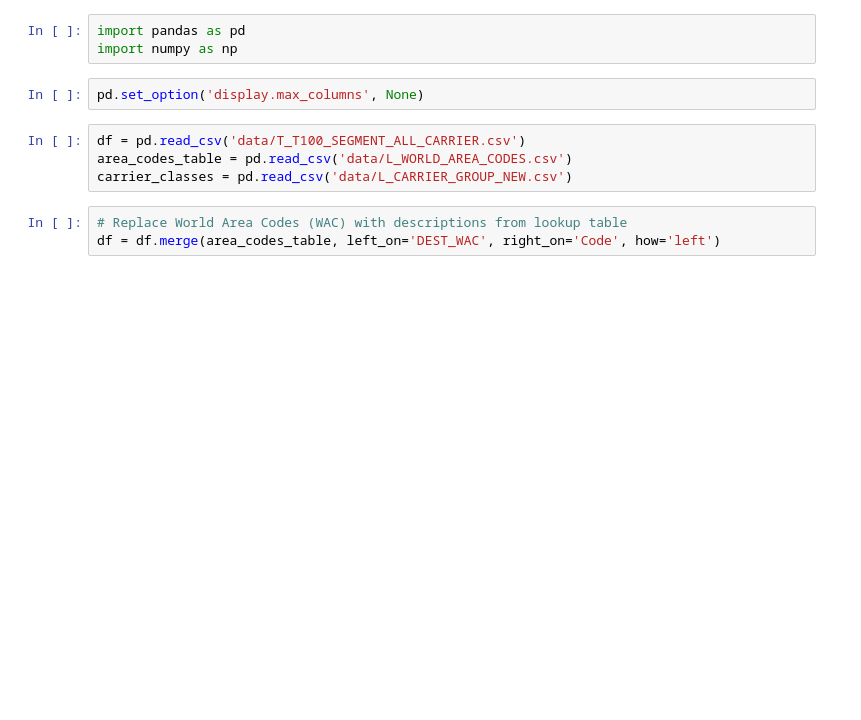
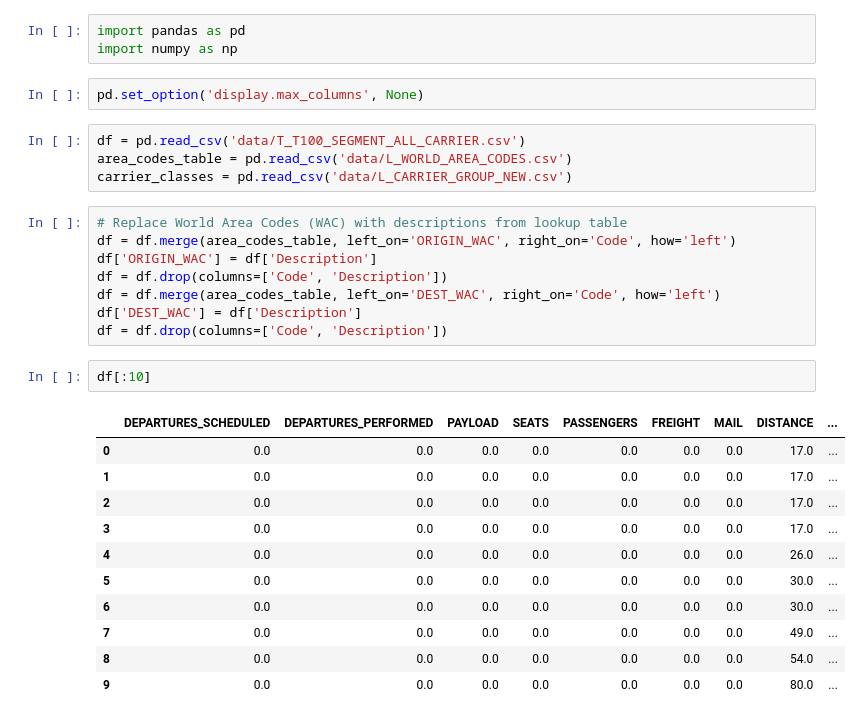
Before and after one commit to admacpherson/T-100-Aviation-Data, a Jupyter notebook: Tableau Dataset.ipynb, the cells around one changed output. Drawn from its saved outputs; the diff is of its cells as text; blank space fills up the shorter version.

```diff
--- a/Tableau Dataset.ipynb
+++ b/Tableau Dataset.ipynb
@@ -9,7 +9,26 @@ area_codes_table = pd.read_csv('data/L_WORLD_AREA_CODES.csv')
 carrier_classes = pd.read_csv('data/L_CARRIER_GROUP_NEW.csv')
 # %%
 # Replace World Area Codes (WAC) with descriptions from lookup table
+df = df.merge(area_codes_table, left_on='ORIGIN_WAC', right_on='Code', how='left')
+df['ORIGIN_WAC'] = df['Description']
+df = df.drop(columns=['Code', 'Description'])
 df = df.merge(area_codes_table, left_on='DEST_WAC', right_on='Code', how='left')
+df['DEST_WAC'] = df['Description']
+df = df.drop(columns=['Code', 'Description'])
+# %%
+df[:10]
+# %% [output]
+|  | DEPARTURES_SCHEDULED | DEPARTURES_PERFORMED | PAYLOAD | SEATS | PASSENGERS | FREIGHT | MAIL | DISTANCE | ... |
+| 0 | 0.0 | 0.0 | 0.0 | 0.0 | 0.0 | 0.0 | 0.0 | 17.0 | ... |
+| 1 | 0.0 | 0.0 | 0.0 | 0.0 | 0.0 | 0.0 | 0.0 | 17.0 | ... |
+| 2 | 0.0 | 0.0 | 0.0 | 0.0 | 0.0 | 0.0 | 0.0 | 17.0 | ... |
+| 3 | 0.0 | 0.0 | 0.0 | 0.0 | 0.0 | 0.0 | 0.0 | 17.0 | ... |
+| 4 | 0.0 | 0.0 | 0.0 | 0.0 | 0.0 | 0.0 | 0.0 | 26.0 | ... |
+| 5 | 0.0 | 0.0 | 0.0 | 0.0 | 0.0 | 0.0 | 0.0 | 30.0 | ... |
+| 6 | 0.0 | 0.0 | 0.0 | 0.0 | 0.0 | 0.0 | 0.0 | 30.0 | ... |
+| 7 | 0.0 | 0.0 | 0.0 | 0.0 | 0.0 | 0.0 | 0.0 | 49.0 | ... |
+| 8 | 0.0 | 0.0 | 0.0 | 0.0 | 0.0 | 0.0 | 0.0 | 54.0 | ... |
+| 9 | 0.0 | 0.0 | 0.0 | 0.0 | 0.0 | 0.0 | 0.0 | 80.0 | ... |
 # %%
 df['DEST_WAC'] = df['Description']
 df['ORIGIN_WAC'] = df['Description']
```
Also changed, not shown: parts of 3 cells of this notebook, 1 other file.
